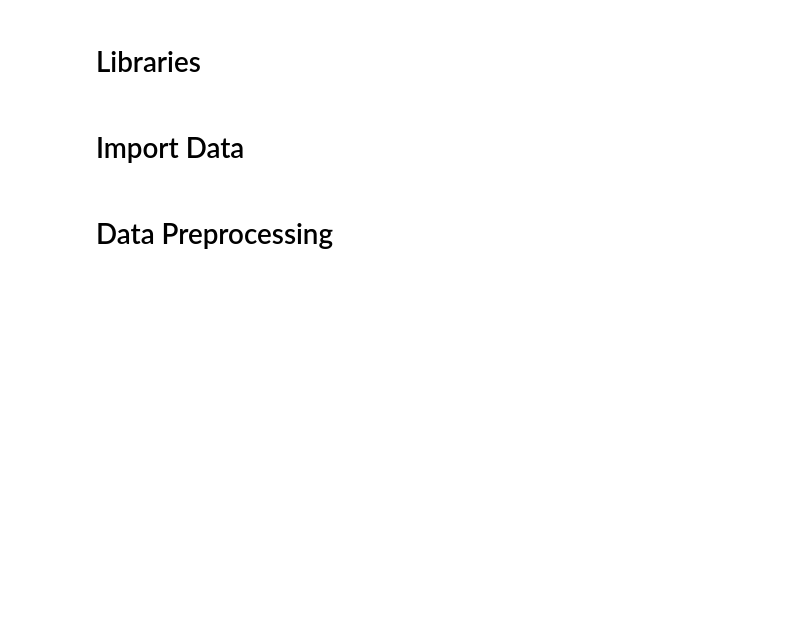
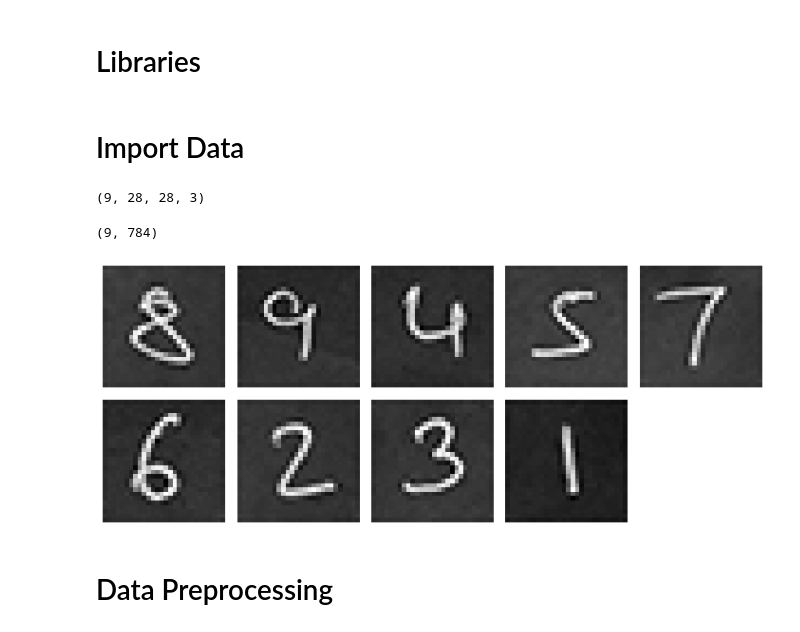
Before and after one commit to abhinav-sharma15/MNIST, a Jupyter notebook: MNIST Classification.ipynb, the cells around one changed output. Drawn from its saved outputs; the diff is of its cells as text; code cells hidden in the pictures; blank space fills up the shorter version.

```diff
--- a/MNIST Classification.ipynb
+++ b/MNIST Classification.ipynb
@@ -27,3 +35,5 @@ from sklearn.datasets import fetch_openml
 # as_frame is False since we want numpy arrays instead of datasets for modelling
 
 X, y = fetch_openml('mnist_784', version=1, return_X_y=True, as_frame=False)
+# %%
+filelist = glob.glob('./images/*.jpg')
@@ -29,0 +42,9 @@ X, y = fetch_openml('mnist_784', version=1, return_X_y=True, as_frame=False)
+# %%
+temp1.shape
+# %% [output]
+(9, 28, 28, 3)
+# %%
+my_numbers = temp1.mean(axis=3).reshape(9,784)
+my_numbers.shape
+# %% [output]
+(9, 784)
@@ -29,0 +54,15 @@ X, y = fetch_openml('mnist_784', version=1, return_X_y=True, as_frame=False)
+# %%
+## function that displays a digit given its vector representation
+def get_number(x):
+    plt.axis('off')
+    plt.imshow(x.reshape(28,28), cmap=plt.cm.gray)
+
+plt.figure(figsize=(10,10))
+for i in range(9):
+    plt.subplot(5,5, i+1)
+    get_number(my_numbers[i,])
+
+plt.tight_layout()
+plt.show()
+# %% [output]
+[figure, added]
```
Also changed, not shown: parts of 20 cells of this notebook.
